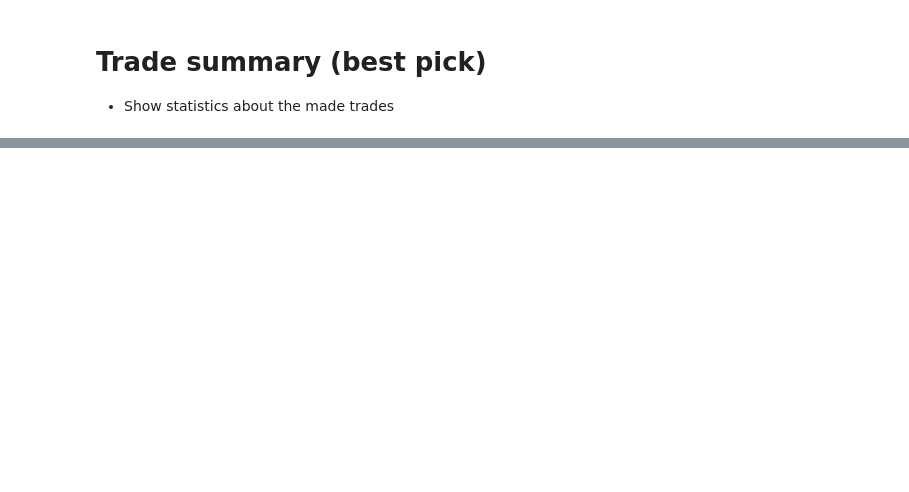
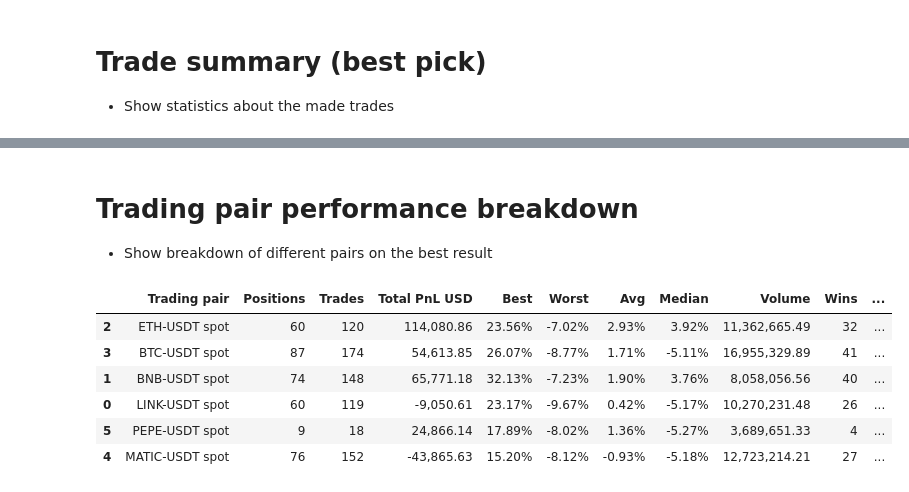
Before and after one commit to tradingstrategy-ai/getting-started, a Jupyter notebook: scratchpad/multipair-breakout/multipair-breakout-4h-optimiser.ipynb, the cells around one changed output, grey strips where cells are left out. Cells and saved outputs as stored; diff of their text form; code cells hidden in the pictures; blank space fills up the shorter version.

```diff
--- a/scratchpad/multipair-breakout/multipair-breakout-4h-optimiser.ipynb
+++ b/scratchpad/multipair-breakout/multipair-breakout-4h-optimiser.ipynb
@@ -48,17 +48,18 @@ class Parameters:
     - Both live trading and backtesting parameters
     """
 
-    id = "multipair-breakout-grid-atr-slow" # Used in cache paths
+    id = "multipair-breakout-4h-optimiser-large" # Used in cache paths
 
-    cycle_duration = CycleDuration.cycle_4h
-    candle_time_bucket = TimeBucket.h4
+    cycle_duration = CycleDuration.cycle_1h
+    candle_time_bucket = TimeBucket.h1
     allocation = 0.98
 
-    atr_length = Real(10, 70)   # Bars
-    fract = Real(0.5, 7)
+    atr_length = Integer(10, 90)   # Bars
+    fract = Real(0.2, 7)
 
-    adx_length = 50
-    adx_filter_threshold = 2
+    # Obtained in regime filter optimiser notebook series
+    adx_length = 60
+    adx_filter_threshold = 4.8
 
     trailing_stop_loss_pct = Real(0.95, 0.99)
     trailing_stop_loss_activation_level = Real(1.00, 1.08)
@@ -100,6 +101,9 @@ trading_pairs = [
     (ChainId.centralised_exchange, "binance", "BTC", "USDT"),
     (ChainId.centralised_exchange, "binance", "ETH", "USDT"),
     (ChainId.centralised_exchange, "binance", "MATIC", "USDT"),
+    (ChainId.centralised_exchange, "binance", "LINK", "USDT"),
+    (ChainId.centralised_exchange, "binance", "PEPE", "USDT"),
+    (ChainId.centralised_exchange, "binance", "BNB", "USDT"),
 ]
 
 def create_trading_universe(
@@ -336,7 +294,7 @@ def decide_trades(
         if None in (atr, close_price, previous_price):
             # Not enough historic data,
             # cannot make decisions yet
-            return []
+            continue
 
         # If regime filter does not have enough data at the start of the backtest,
         # default to bull market
@@ -392,7 +350,7 @@ def decide_trades(
 import logging
 from tradeexecutor.backtest.optimiser import perform_optimisation
 from tradeexecutor.backtest.optimiser import prepare_optimiser_parameters
-from tradeexecutor.backtest.optimiser import optimise_profit, optimise_sharpe
+from tradeexecutor.backtest.optimiser_functions import optimise_profit, optimise_sharpe, BalancedSharpeAndMaxDrawdownOptimisationFunction
 from tradeexecutor.backtest.optimiser import MinTradeCountFilter
 
 # How many Gaussian Process iterations we do
@@ -400,12 +358,13 @@ iterations = 8
 
 optimised_results = perform_optimisation(
     iterations=iterations,
-    search_func=optimise_sharpe,
+    search_func=BalancedSharpeAndMaxDrawdownOptimisationFunction(sharpe_weight=0.75, max_drawdown_weight=0.25),
     decide_trades=decide_trades,
     strategy_universe=strategy_universe,
     parameters=prepare_optimiser_parameters(Parameters),  # Handle scikit-optimise search space
     create_indicators=create_indicators,
-    result_filter=MinTradeCountFilter(50)
+    result_filter=MinTradeCountFilter(150),
+    timeout=20*60,
     # Uncomment for diagnostics
     # log_level=logging.INFO,
     # max_workers=1,
@@ -472,0 +487,20 @@ display(summary.to_dataframe())
+# %% [markdown]
+# Trading pair performance breakdown
+
+- Show breakdown of different pairs on the best result
+# %%
+from tradeexecutor.analysis.multipair import analyse_multipair
+from tradeexecutor.analysis.multipair import format_multipair_summary
+
+state = all_combinations[0].hydrate_state()
+
+multipair_summary = analyse_multipair(state)
+display(format_multipair_summary(multipair_summary))
+# %% [output]
+|  | Trading pair | Positions | Trades | Total PnL USD | Best | Worst | Avg | Median | Volume | Wins | ... |
+| 2 | ETH-USDT spot | 60 | 120 | 114,080.86 | 23.56% | -7.02% | 2.93% | 3.92% | 11,362,665.49 | 32 | ... |
+| 3 | BTC-USDT spot | 87 | 174 | 54,613.85 | 26.07% | -8.77% | 1.71% | -5.11% | 16,955,329.89 | 41 | ... |
+| 1 | BNB-USDT spot | 74 | 148 | 65,771.18 | 32.13% | -7.23% | 1.90% | 3.76% | 8,058,056.56 | 40 | ... |
+| 0 | LINK-USDT spot | 60 | 119 | -9,050.61 | 23.17% | -9.67% | 0.42% | -5.17% | 10,270,231.48 | 26 | ... |
+| 5 | PEPE-USDT spot | 9 | 18 | 24,866.14 | 17.89% | -8.02% | 1.36% | -5.27% | 3,689,651.33 | 4 | ... |
+| 4 | MATIC-USDT spot | 76 | 152 | -43,865.63 | 15.20% | -8.12% | -0.93% | -5.18% | 12,723,214.21 | 27 | ... |
```
Also changed, not shown: parts of 6 cells of this notebook, 5 other files.
